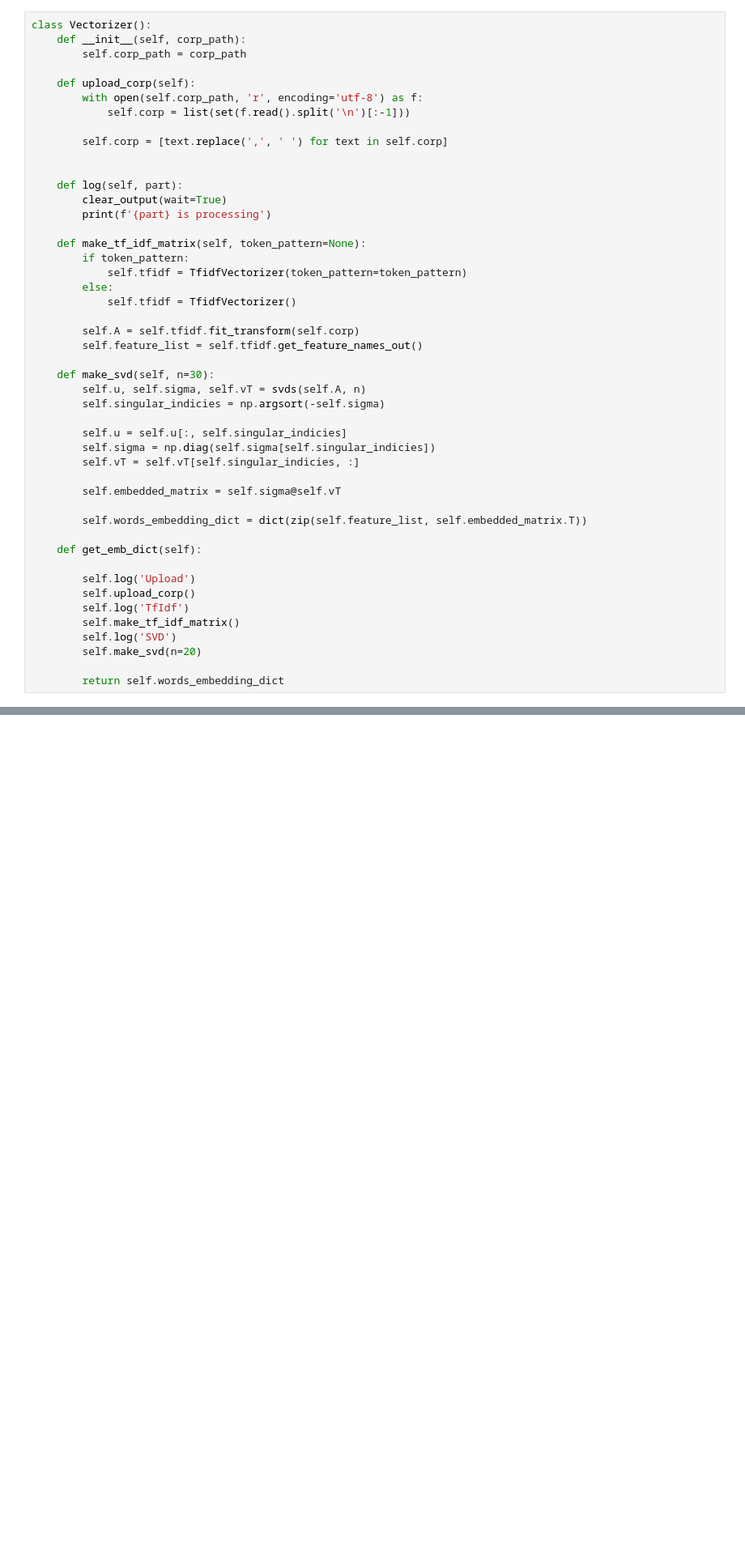
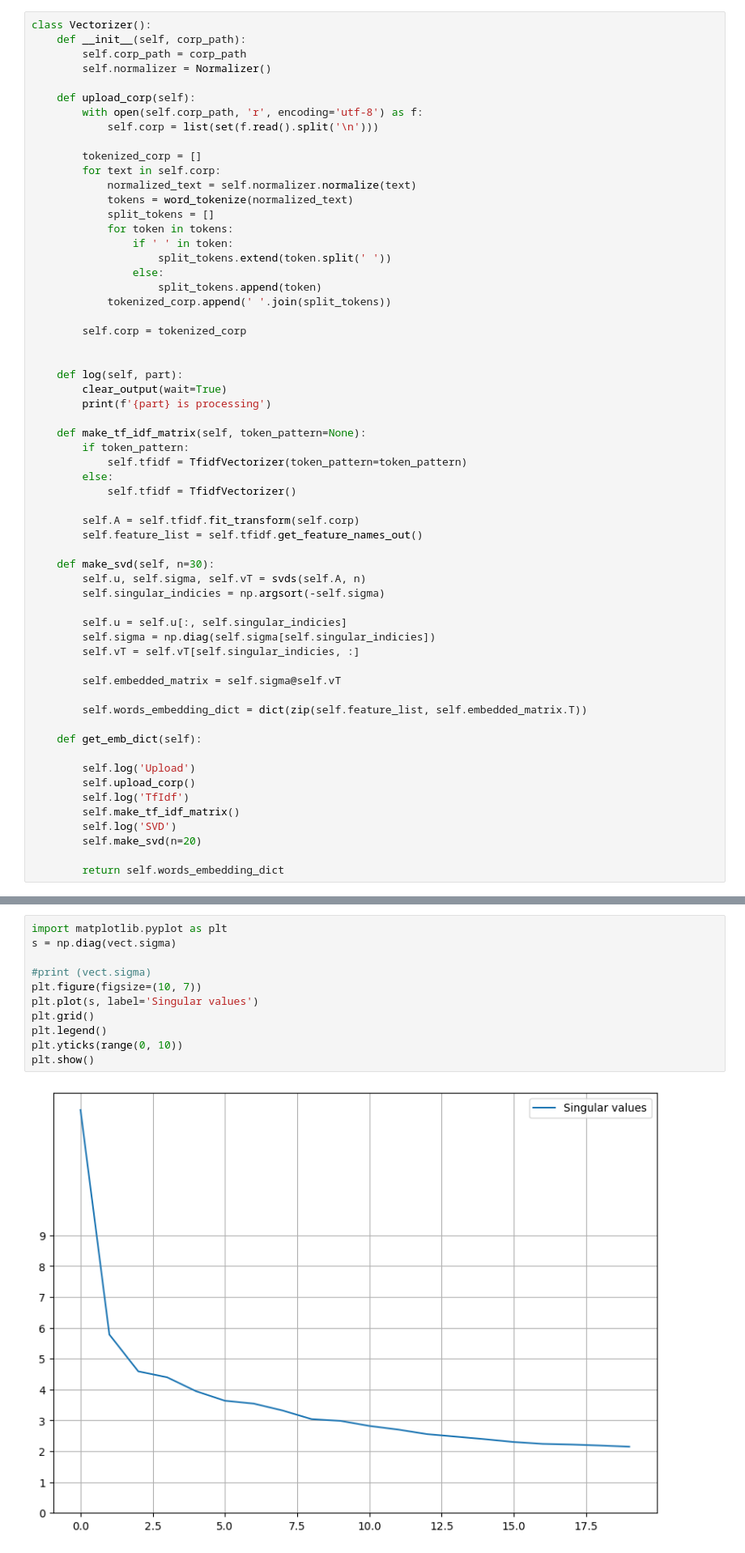
Before and after one commit to Safeer95/Spot-the-Bot, a Jupyter notebook: Persian_main/persian_embedding.ipynb, the cells around one changed output, grey strips where cells are left out. Shown: that part at 81% size. Cells and saved outputs as stored; diff of their text form; blank space fills up the shorter version.

```diff
--- a/Persian_main/persian_embedding.ipynb
+++ b/Persian_main/persian_embedding.ipynb
@@ -9,12 +22,25 @@ from tqdm.notebook import tqdm
 class Vectorizer():
     def __init__(self, corp_path):
         self.corp_path = corp_path
+        self.normalizer = Normalizer()
 
     def upload_corp(self):
         with open(self.corp_path, 'r', encoding='utf-8') as f:
-            self.corp = list(set(f.read().split('\n')[:-1]))
+            self.corp = list(set(f.read().split('\n')))
 
-        self.corp = [text.replace(',', ' ') for text in self.corp]
+        tokenized_corp = []
+        for text in self.corp:
+            normalized_text = self.normalizer.normalize(text)
+            tokens = word_tokenize(normalized_text)
+            split_tokens = []
+            for token in tokens:
+                if ' ' in token:
+                    split_tokens.extend(token.split(' '))
+                else:
+                    split_tokens.append(token)
+            tokenized_corp.append(' '.join(split_tokens))
+
+        self.corp = tokenized_corp
 
 
     def log(self, part):
@@ -89,3 +113,16 @@ since Python 3.9 and will be removed in a subsequent version.
+# %%
+import matplotlib.pyplot as plt
+s = np.diag(vect.sigma)
+
+#print (vect.sigma)
+plt.figure(figsize=(10, 7))
+plt.plot(s, label='Singular values')
+plt.grid()
+plt.legend()
+plt.yticks(range(0, 10))
+plt.show()
+# %% [output]
+[figure, added]
 # %%
 import json
 import numpy as np
```
Also changed, not shown: parts of 3 cells of this notebook.
